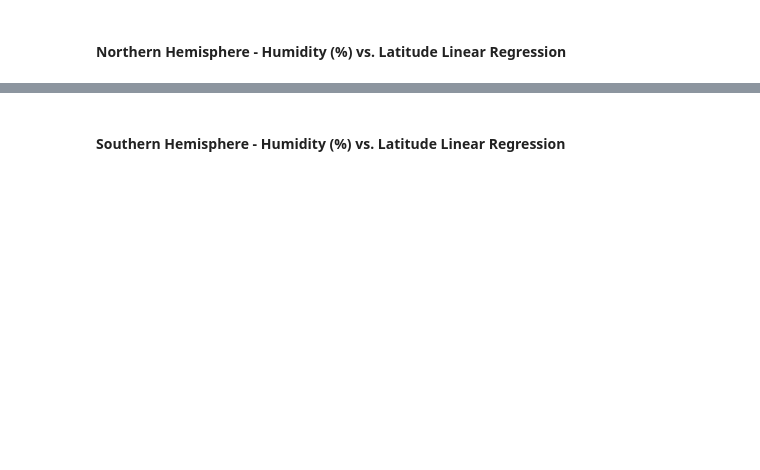
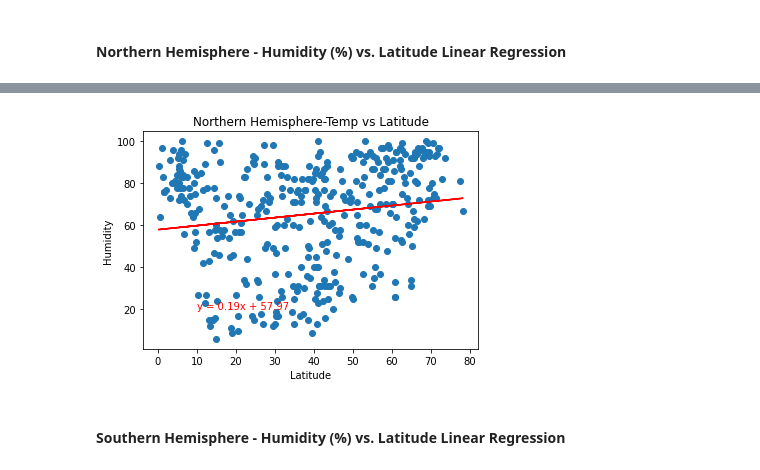
Before and after one commit to samantha8990/Python-API-Challenge, a Jupyter notebook: WeatherPy.ipynb, the cells around one changed output, grey strips where cells are left out. Saved outputs shown, nothing was run; the diff lists cells and outputs as text; code cells hidden in the pictures; blank space fills up the shorter version.

```diff
--- a/WeatherPy.ipynb
+++ b/WeatherPy.ipynb
@@ -271,2 +278,21 @@ The r-value is: 0.000543987878808455
+# %%
+xaxis=northern_hemi['Lat']
+yaxis=northern_hemi['Humidity']
+
+(slope, intercept, rvalue, pvalue, stderr) = linregress(xaxis, yaxis)
+regress_values = xaxis * slope + intercept
+line_eq = "y = " + str(round(slope,2)) + "x + " + str(round(intercept,2))
+correlation =st.pearsonr(xaxis, yaxis)
+
+plt.scatter(xaxis,yaxis)
+plt.title('Northern Hemisphere-Temp vs Latitude')
+plt.xlabel('Latitude')
+plt.ylabel("Humidity")
+plt.annotate(line_eq,(10,20), fontsize=10, color='red')
+plt.plot(xaxis,regress_values,"r-")
+plt.show()
+#plt.savefig("Northern Hemisphere-Humidity vs Latitude")
+# %% [output]
+[figure, added]
 # %% [markdown]
 ####  Southern Hemisphere - Humidity (%) vs. Latitude Linear Regression
```
Also changed, not shown: parts of 24 cells of this notebook, 1 other file.
